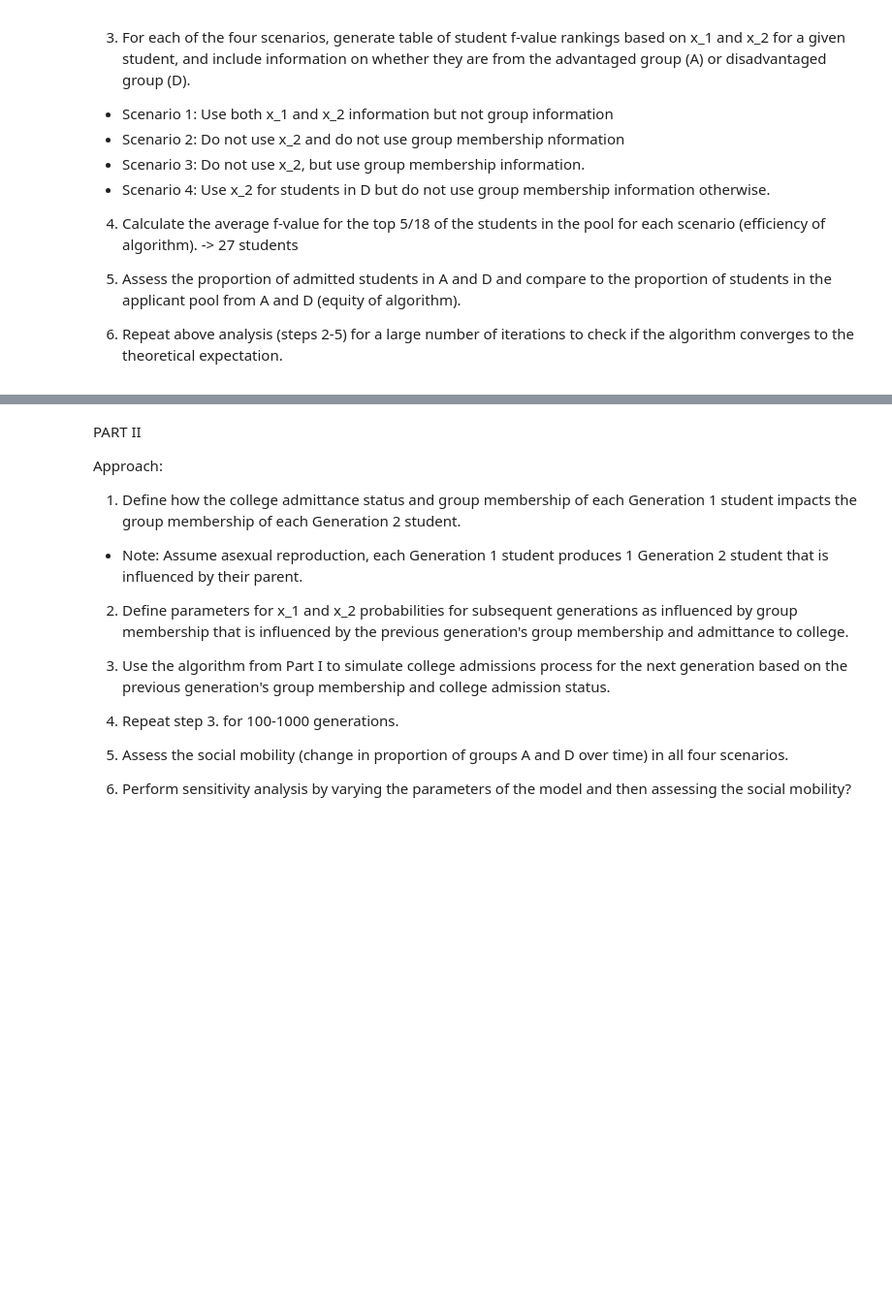
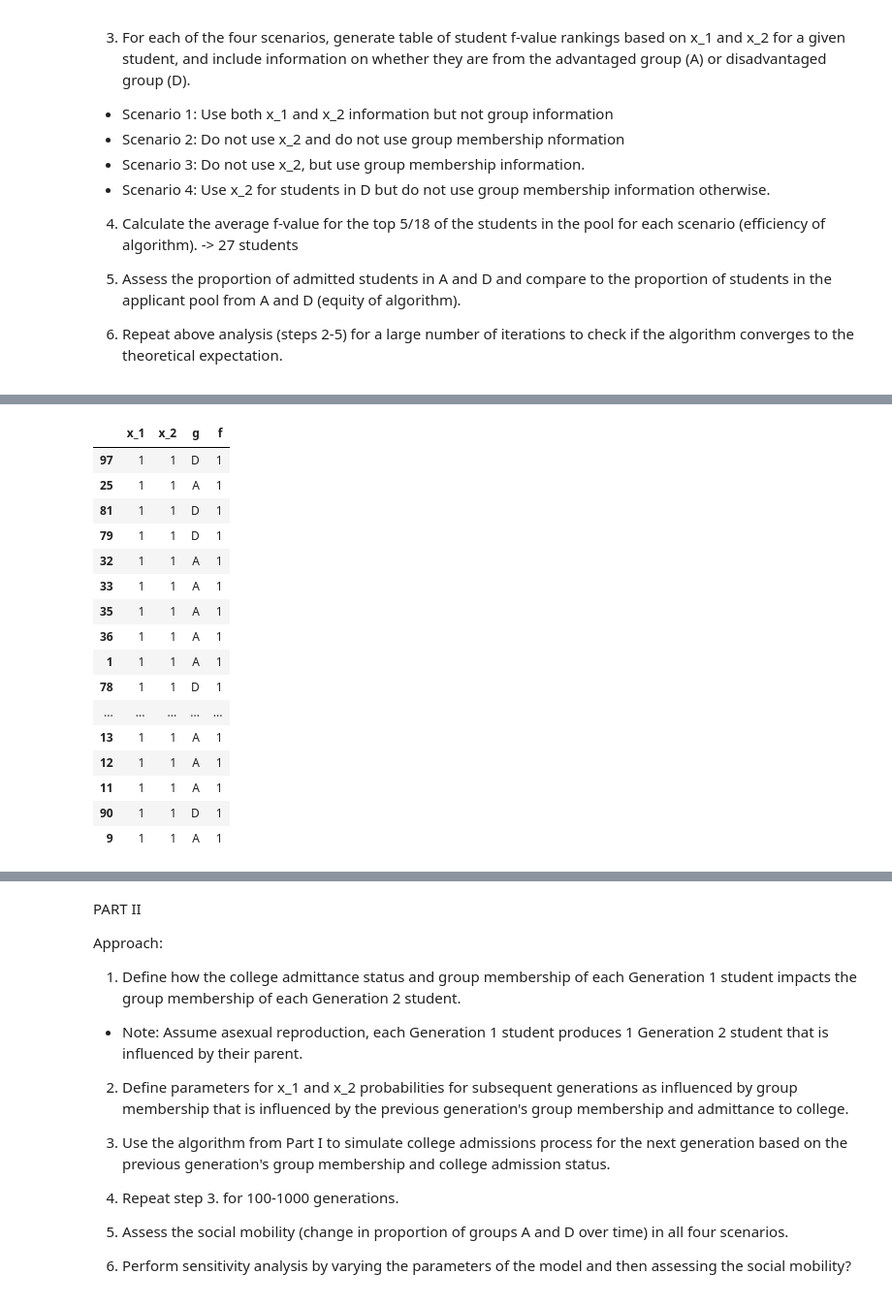
Before and after one commit to xav1002/DCDS_500_Project_1_LM_YX_VX, a Jupyter notebook: main.ipynb, the cells around one changed output, grey strips where cells are left out. Shown at 97% size. Cells and saved outputs as stored; diff of their text form; code cells hidden in the pictures; blank space fills up the shorter version.

```diff
--- a/main.ipynb
+++ b/main.ipynb
@@ -112,0 +159,74 @@ students_df
+# %%
+# SCEARNIO 3 !
+
+def disadvantaged_random():
+    val = np.random.random()
+    if (val) >= 0.67:
+        return 1
+    else:
+        return 0
+
+def advantaged_random():
+    val = np.random.random()
+    if (val) >= 0.34:
+        return 1
+    else:
+        return 0
+
+def print_equity(num_A,num_D):
+    print('assessing equity: ')
+    print('% of students from A: ',100*(num_A/(num_A+num_D)))
+    print('% of students from D: ',100*(num_D/(num_A+num_D)))
+
+    return 50-100*(num_A/(num_A+num_D))
+
+d_x1 = []
+d_x2 = []
+a_x1 = []
+a_x2 = []
+for x in range(0,50):
+    d_x1.append(disadvantaged_random())
+    d_x2.append(disadvantaged_random())
+    a_x1.append(advantaged_random())
+    a_x2.append(advantaged_random())
+
+x_1 = a_x1 + d_x1
+x_2 = a_x2 + d_x2
+g = ['A' for x in range(0,50)] + ['D' for x in range(0,50)]
+f = []
+
+students_df = pd.DataFrame({"x_1":x_1,
+                            "x_2":x_2,
+                            "g":g })
+students_df["f"] = students_df.apply(lambda x: 1  if (x["x_1"]==1 and x["x_2"]==1) else 0, axis=1)
+
+num_admitted_students = round(100*5/18)
+
+# dataframe of students with x_1 = 1
+true_f_df = students_df[students_df['x_1'] == 1]
+sorted_students_df = true_f_df.sort_values(["f"], ascending=False)
+# display(sorted_students_df)
+
+# number of students with (1,1) and target goal
+potential_admits = len(sorted_students_df)
+target = num_admitted_students
+
+# final list of admitted students
+final_list = []
+
+if (potential_admits > target & len(final_list) == 0) :
+    final_list = sorted_students_df[:][0:target]
+    print(len(final_list))
+if (potential_admits == target) :
+    final_list = sorted_students_df
+
+display(final_list)
+# average f
+print(f"The average F score of students admitted is {round(np.mean(final_list['f']), 3)}")
+
+# proporation of a and d admitted to population
+a_equity = final_list['g'].value_counts()['A'] / students_df['g'].value_counts()['A']
+d_equity = final_list['g'].value_counts()['D'] / students_df['g'].value_counts()['D']
+
+print(f"The equity of A admited is {a_equity}. \nThe equity of D admitted is {d_equity} \nBecause we are considering only x_1, more people will pass initial round and gain very high efficency level amounts of equity based on random selection. But, by ranking of f D equity drastically goes down.")
+# %% [output]
@@ -112,0 +234,17 @@ students_df
+|  | x_1 | x_2 | g | f |
+| 97 | 1 | 1 | D | 1 |
+| 25 | 1 | 1 | A | 1 |
+| 81 | 1 | 1 | D | 1 |
+| 79 | 1 | 1 | D | 1 |
+| 32 | 1 | 1 | A | 1 |
+| 33 | 1 | 1 | A | 1 |
+| 35 | 1 | 1 | A | 1 |
+| 36 | 1 | 1 | A | 1 |
+| 1 | 1 | 1 | A | 1 |
+| 78 | 1 | 1 | D | 1 |
+| ... | ... | ... | ... | ... |
+| 13 | 1 | 1 | A | 1 |
+| 12 | 1 | 1 | A | 1 |
+| 11 | 1 | 1 | A | 1 |
+| 90 | 1 | 1 | D | 1 |
+| 9 | 1 | 1 | A | 1 |
```
Also changed, not shown: parts of 8 cells of this notebook.
